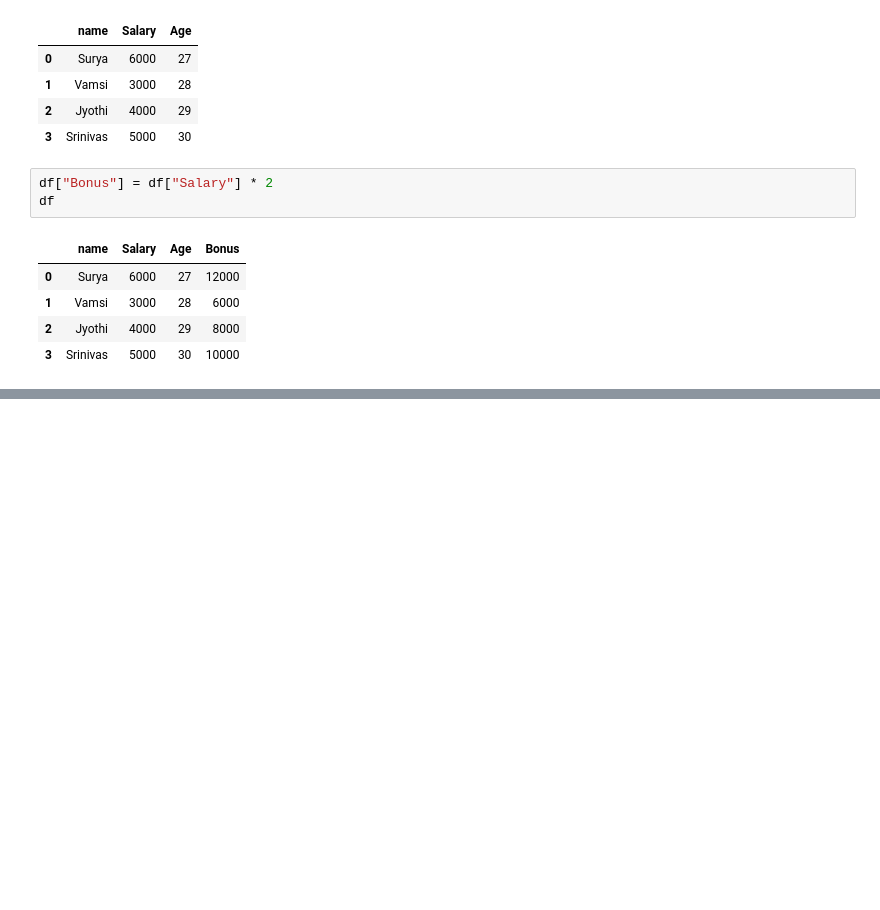
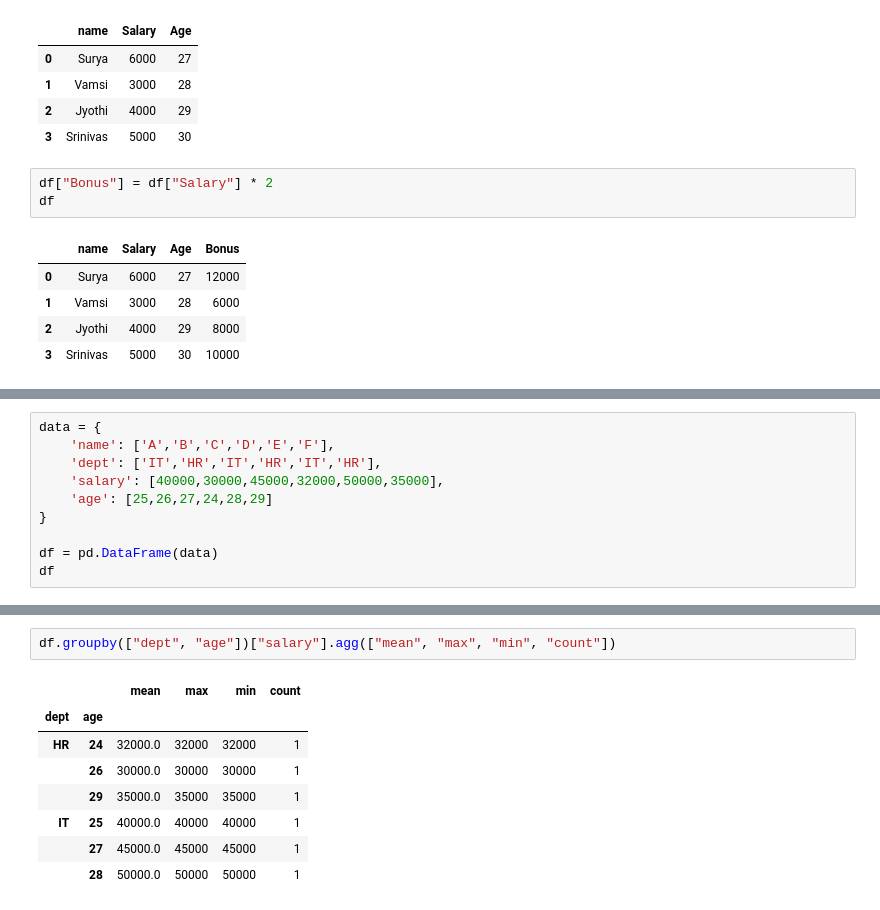
Before and after one commit to suryalucky/LogicMojo-AI-ML-Jan26-Surya789, a Jupyter notebook: Day5_OOPS/oops+panda+numpy.ipynb, the cells around one changed output, grey strips where cells are left out. Saved outputs shown, nothing was run; the diff lists cells and outputs as text; blank space fills up the shorter version.

```diff
--- a/Day5_OOPS/oops+panda+numpy.ipynb
+++ b/Day5_OOPS/oops+panda+numpy.ipynb
@@ -262,0 +272,10 @@ df
+# %%
+data = {
+    'name': ['A','B','C','D','E','F'],
+    'dept': ['IT','HR','IT','HR','IT','HR'],
+    'salary': [40000,30000,45000,32000,50000,35000],
+    'age': [25,26,27,24,28,29]
+}
+
+df = pd.DataFrame(data)
+df
@@ -262,0 +304,11 @@ df
+# %%
+df.groupby(["dept", "age"])["salary"].agg(["mean", "max", "min", "count"])
+# %% [output]
+|  |  | mean | max | min | count |
+| dept | age |  |  |  |  |
+| HR | 24 | 32000.0 | 32000 | 32000 | 1 |
+|  | 26 | 30000.0 | 30000 | 30000 | 1 |
+|  | 29 | 35000.0 | 35000 | 35000 | 1 |
+| IT | 25 | 40000.0 | 40000 | 40000 | 1 |
+|  | 27 | 45000.0 | 45000 | 45000 | 1 |
+|  | 28 | 50000.0 | 50000 | 50000 | 1 |
```
Also changed, not shown: parts of 6 cells of this notebook, 3 other files.
